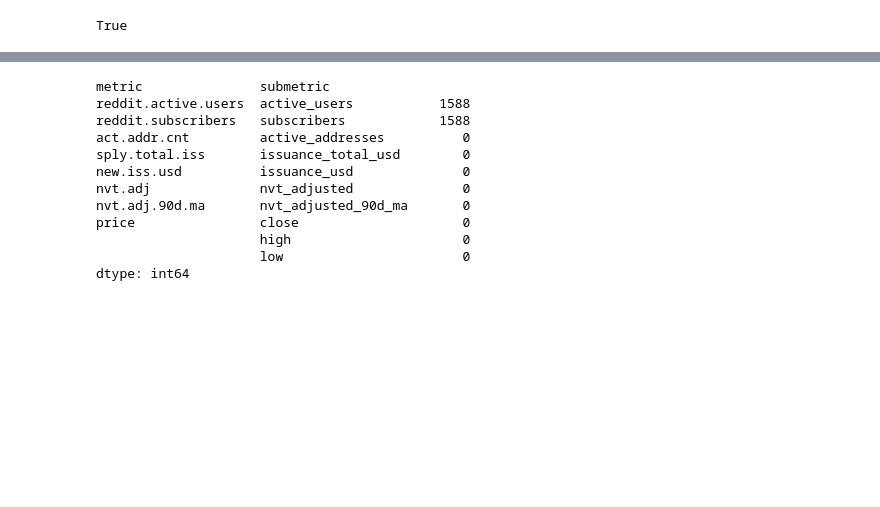
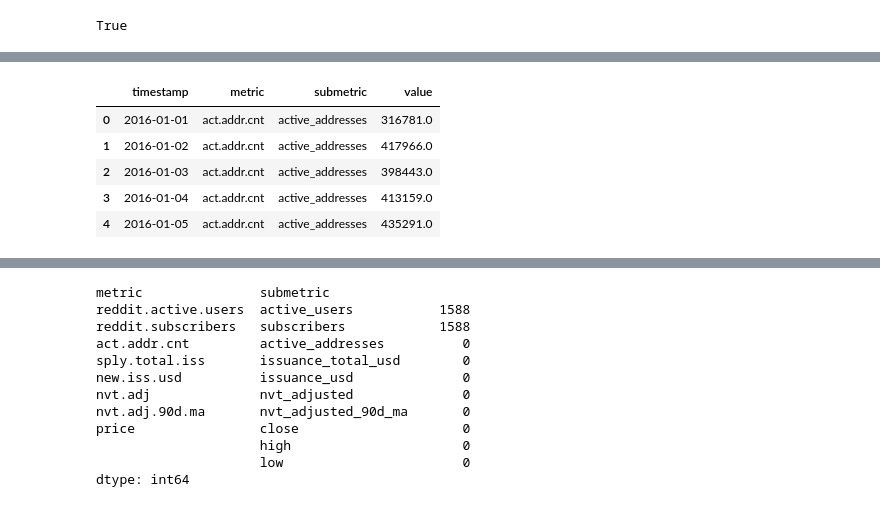
Before and after one commit to KaidenFrizu/recurrent-bitcoin-network, a Jupyter notebook: docs/Documentation.ipynb, the cells around one changed output, grey strips where cells are left out. Saved outputs shown, nothing was run; the diff lists cells and outputs as text; code cells hidden in the pictures; blank space fills up the shorter version.

```diff
--- a/docs/Documentation.ipynb
+++ b/docs/Documentation.ipynb
@@ -178,0 +109,9 @@ data
+# %%
+train.head()
+# %% [output]
+|  | timestamp | metric | submetric | value |
+| 0 | 2016-01-01 | act.addr.cnt | active_addresses | 316781.0 |
+| 1 | 2016-01-02 | act.addr.cnt | active_addresses | 417966.0 |
+| 2 | 2016-01-03 | act.addr.cnt | active_addresses | 398443.0 |
+| 3 | 2016-01-04 | act.addr.cnt | active_addresses | 413159.0 |
+| 4 | 2016-01-05 | act.addr.cnt | active_addresses | 435291.0 |
```
Also changed, not shown: parts of 59 cells of this notebook, 1 other file.
